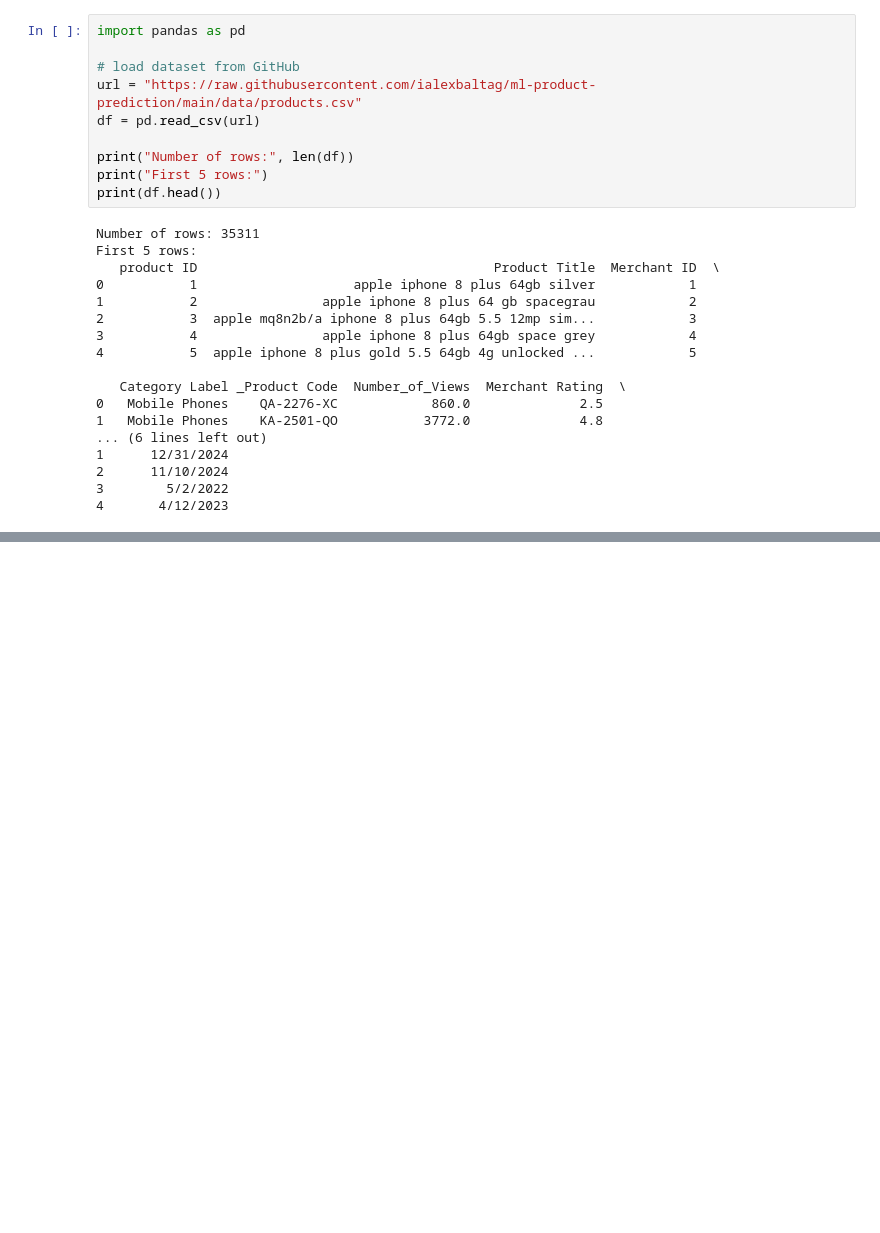
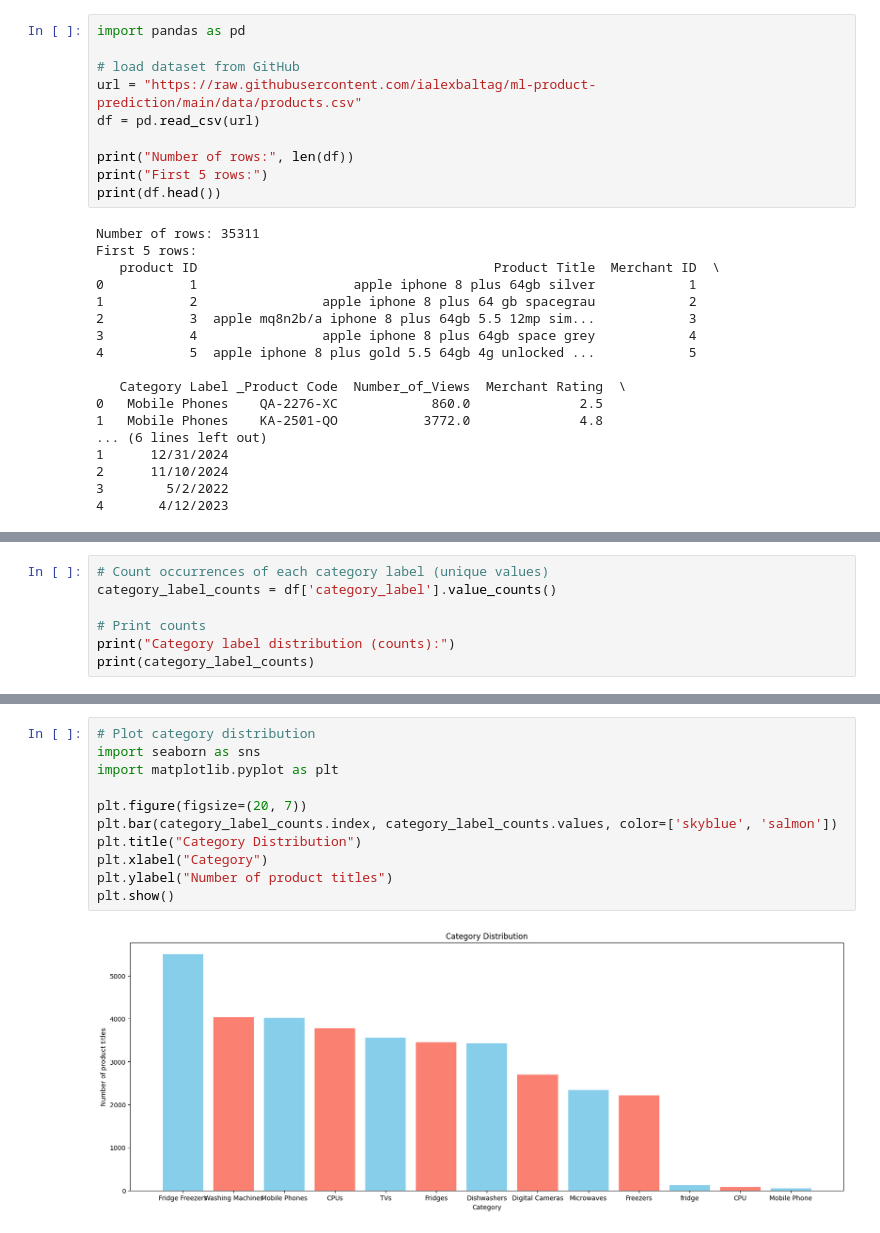
Before and after one commit to ialexbaltag/ml-product-prediction, a Jupyter notebook: notebook/ml_prediction_product.ipynb, the cells around one changed output, grey strips where cells are left out. Saved outputs shown, nothing was run; the diff lists cells and outputs as text; blank space fills up the shorter version.

```diff
--- a/notebook/ml_prediction_product.ipynb
+++ b/notebook/ml_prediction_product.ipynb
@@ -30,0 +128,7 @@ First 5 rows:
+# %%
+# Count occurrences of each category label (unique values)
+category_label_counts = df['category_label'].value_counts()
+
+# Print counts
+print("Category label distribution (counts):")
+print(category_label_counts)
@@ -30,0 +152,13 @@ First 5 rows:
+# %%
+# Plot category distribution
+import seaborn as sns
+import matplotlib.pyplot as plt
+
+plt.figure(figsize=(20, 7))
+plt.bar(category_label_counts.index, category_label_counts.values, color=['skyblue', 'salmon'])
+plt.title("Category Distribution")
+plt.xlabel("Category")
+plt.ylabel("Number of product titles")
+plt.show()
+# %% [output]
+[figure, added]
```
Also changed, not shown: parts of 11 cells of this notebook.
